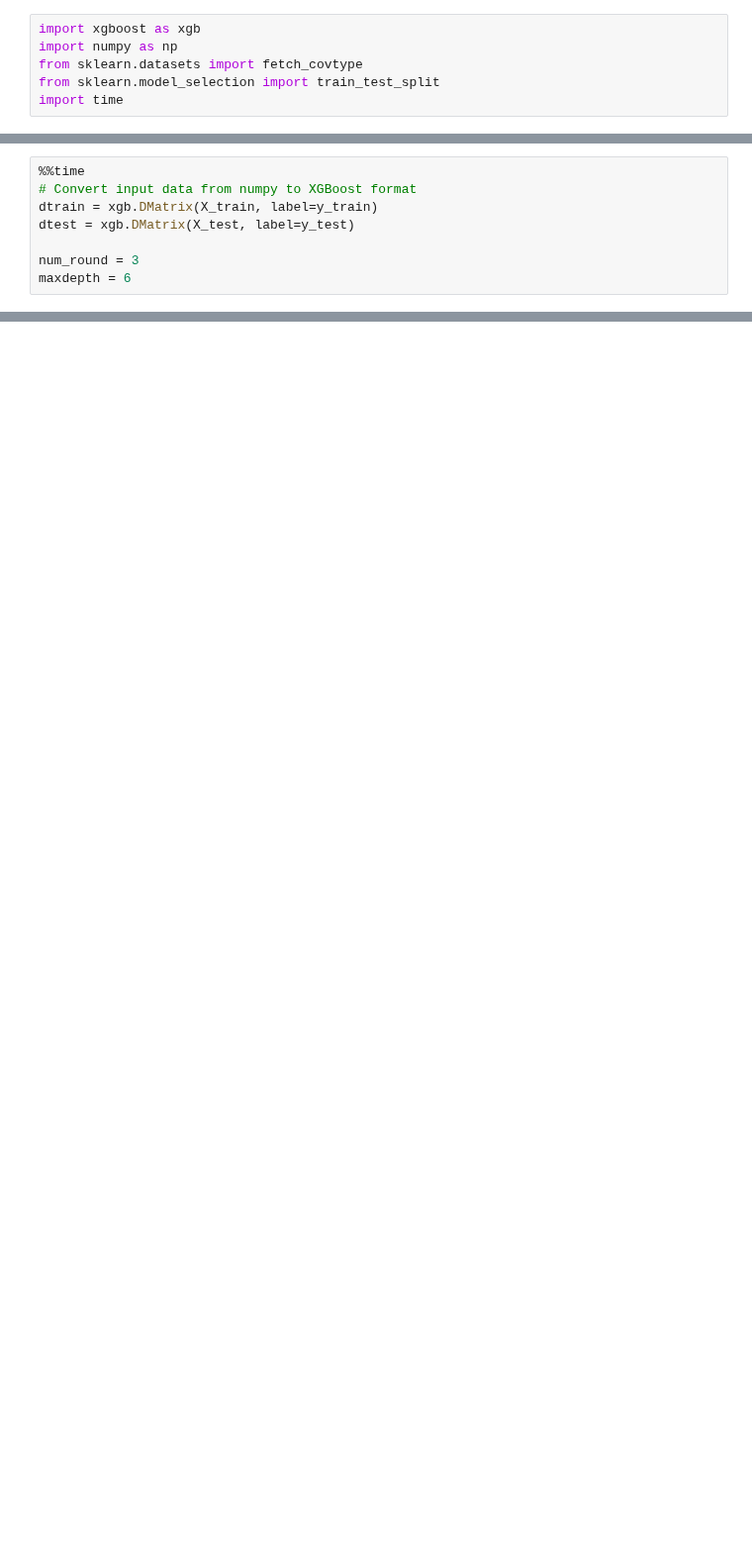
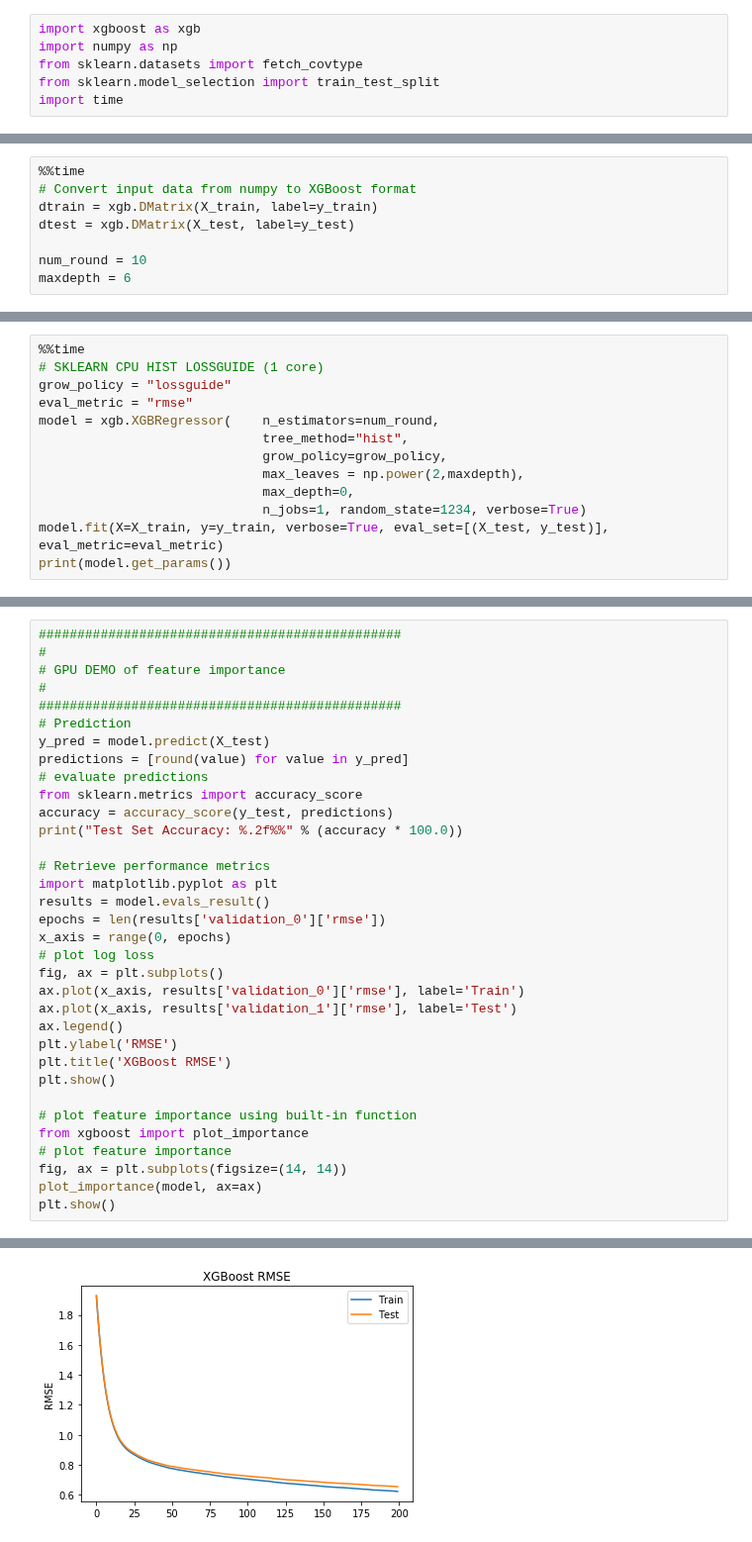
Before and after one commit to h2oai/h2o4gpu, a Jupyter notebook: examples/py/xgboost_simple_demo.ipynb, the cells around one changed output, grey strips where cells are left out. Shown at 99% size. Cells and saved outputs as stored; diff of their text form; blank space fills up the shorter version.

Commit message:
Update xgboost demo with variable importance.

```diff
--- a/examples/py/xgboost_simple_demo.ipynb
+++ b/examples/py/xgboost_simple_demo.ipynb
@@ -27,6 +27,6 @@ Wall time: 107 ms
 dtrain = xgb.DMatrix(X_train, label=y_train)
 dtest = xgb.DMatrix(X_test, label=y_test)
 
-num_round = 3
+num_round = 10
 maxdepth = 6
 # %% [output]
@@ -141,0 +230,13 @@ print(model.get_params())
+# %%
+%%time
+# SKLEARN CPU HIST LOSSGUIDE (1 core)
+grow_policy = "lossguide"
+eval_metric = "rmse"
+model = xgb.XGBRegressor(    n_estimators=num_round,
+                             tree_method="hist",
+                             grow_policy=grow_policy,
+                             max_leaves = np.power(2,maxdepth),
+                             max_depth=0,
+                             n_jobs=1, random_state=1234, verbose=True)
+model.fit(X=X_train, y=y_train, verbose=True, eval_set=[(X_test, y_test)], eval_metric=eval_metric)
+print(model.get_params())
@@ -141,0 +297,35 @@ print(model.get_params())
+# %%
+###############################################
+#
+# GPU DEMO of feature importance
+#
+###############################################
+# Prediction
+y_pred = model.predict(X_test)
+predictions = [round(value) for value in y_pred]
+# evaluate predictions
+from sklearn.metrics import accuracy_score
+accuracy = accuracy_score(y_test, predictions)
+print("Test Set Accuracy: %.2f%%" % (accuracy * 100.0))
+
+# Retrieve performance metrics
+import matplotlib.pyplot as plt
+results = model.evals_result()
+epochs = len(results['validation_0']['rmse'])
+x_axis = range(0, epochs)
+# plot log loss
+fig, ax = plt.subplots()
+ax.plot(x_axis, results['validation_0']['rmse'], label='Train')
+ax.plot(x_axis, results['validation_1']['rmse'], label='Test')
+ax.legend()
+plt.ylabel('RMSE')
+plt.title('XGBoost RMSE')
+plt.show()
+
+# plot feature importance using built-in function
+from xgboost import plot_importance
+# plot feature importance
+fig, ax = plt.subplots(figsize=(14, 14))
+plot_importance(model, ax=ax)
+plt.show()
+# %% [output]
@@ -141,0 +333 @@ print(model.get_params())
+[figure, added]
```
Also changed, not shown: parts of 19 cells of this notebook.
